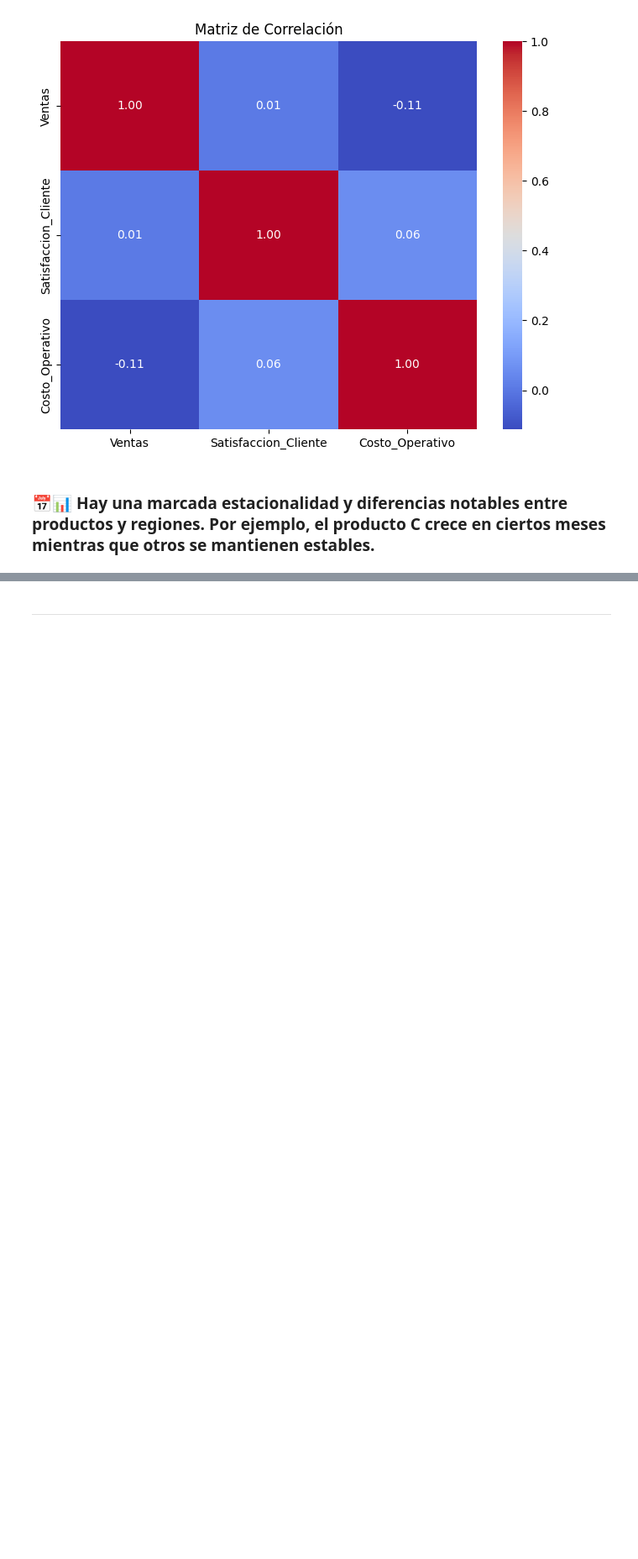
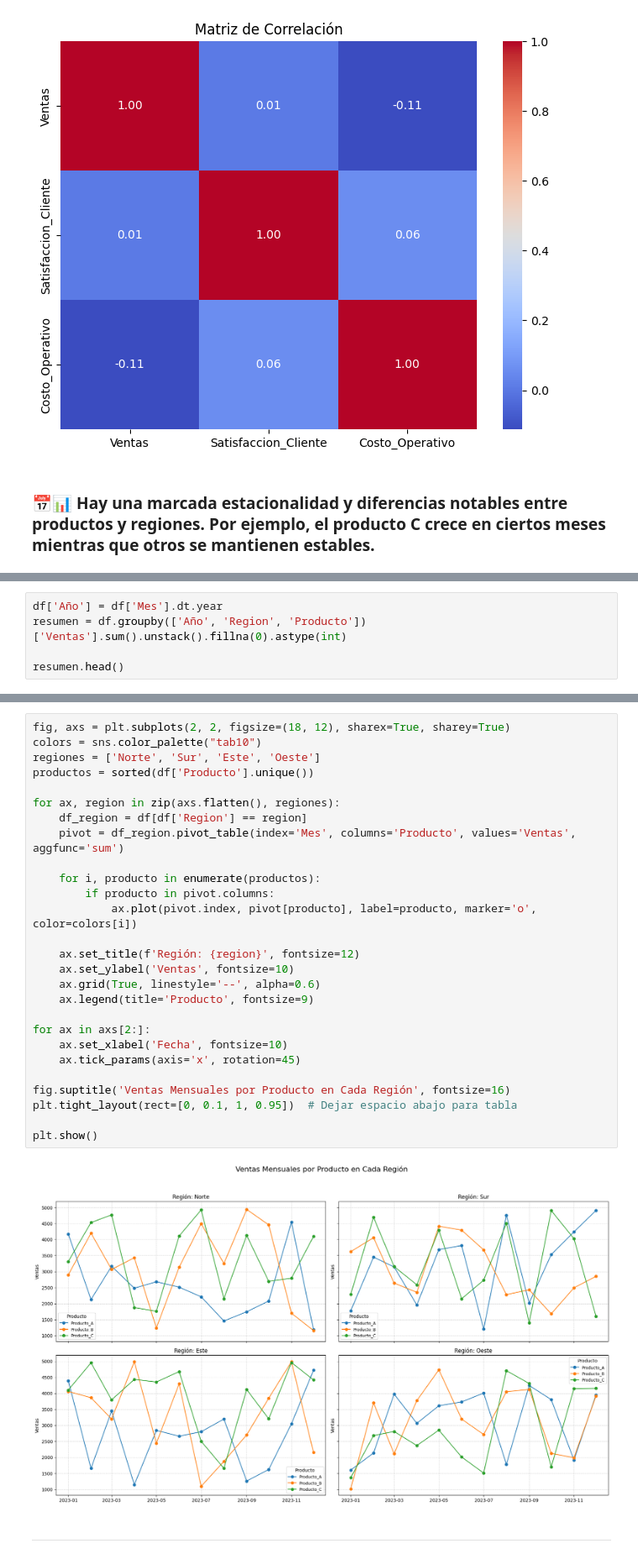
Before and after one commit to Gise05624/Proyecto_DataScience_I, a Jupyter notebook: Entrega_1/ProyectoDS_ParteI_Bargas.ipynb, the cells around one changed output, grey strips where cells are left out. Shown at 84% size. Saved outputs shown, nothing was run; the diff lists cells and outputs as text; blank space fills up the shorter version.

```diff
--- a/Entrega_1/ProyectoDS_ParteI_Bargas.ipynb
+++ b/Entrega_1/ProyectoDS_ParteI_Bargas.ipynb
@@ -229,0 +173,5 @@ plt.show()
+# %%
+df['Año'] = df['Mes'].dt.year
+resumen = df.groupby(['Año', 'Region', 'Producto'])['Ventas'].sum().unstack().fillna(0).astype(int)
+
+resumen.head()
@@ -230,3 +185,32 @@ plt.show()
+# %%
+fig, axs = plt.subplots(2, 2, figsize=(18, 12), sharex=True, sharey=True)
+colors = sns.color_palette("tab10")
+regiones = ['Norte', 'Sur', 'Este', 'Oeste']
+productos = sorted(df['Producto'].unique())
+
+for ax, region in zip(axs.flatten(), regiones):
+    df_region = df[df['Region'] == region]
+    pivot = df_region.pivot_table(index='Mes', columns='Producto', values='Ventas', aggfunc='sum')
+
+    for i, producto in enumerate(productos):
+        if producto in pivot.columns:
+            ax.plot(pivot.index, pivot[producto], label=producto, marker='o', color=colors[i])
+
+    ax.set_title(f'Región: {region}', fontsize=12)
+    ax.set_ylabel('Ventas', fontsize=10)
+    ax.grid(True, linestyle='--', alpha=0.6)
+    ax.legend(title='Producto', fontsize=9)
+
+for ax in axs[2:]:
+    ax.set_xlabel('Fecha', fontsize=10)
+    ax.tick_params(axis='x', rotation=45)
+
+fig.suptitle('Ventas Mensuales por Producto en Cada Región', fontsize=16)
+plt.tight_layout(rect=[0, 0.1, 1, 0.95])  # Dejar espacio abajo para tabla
+
+plt.show()
+# %% [output]
+[figure, added]
 # %% [markdown]
 
 
```
Also changed, not shown: parts of 12 cells of this notebook.
